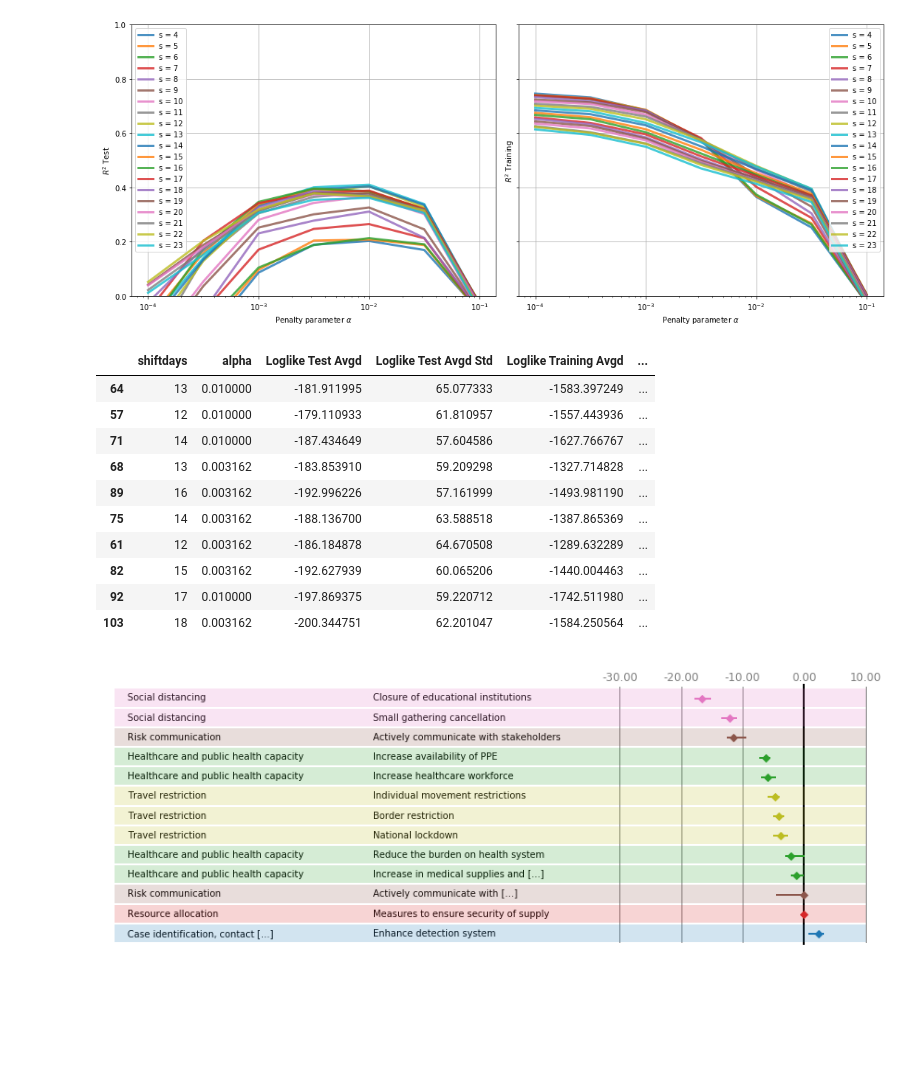
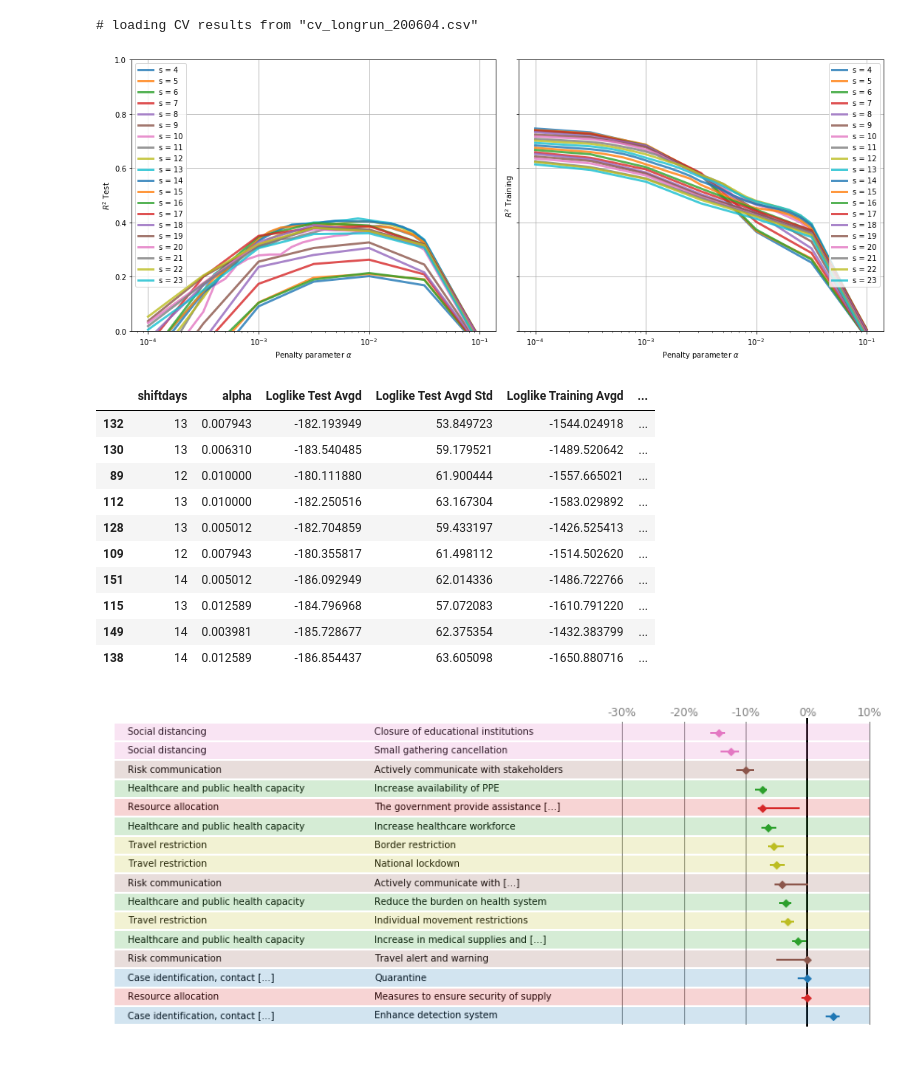
Before and after one commit to lukasgeyrhofer/corona, a Jupyter notebook: Evaluate NPI measure effects.ipynb, the cells around one changed output. Drawn from its saved outputs; the diff is of its cells as text; code cells hidden in the pictures; blank space fills up the shorter version.

```diff
--- a/Evaluate NPI measure effects.ipynb
+++ b/Evaluate NPI measure effects.ipynb
@@ -27,25 +27,31 @@ import crossvalidationclass as cvc; reload(cvc);
 
 np.seterr(divide = 'ignore');
 # %%
-crossval_long = cvc.CrossValidation(ExternalObservationFile = 'COVID19_data_PAPER_VERSION.csv', resolve_US_states = True, FinalDateFromDB = True, FinalDateExtendWithShiftdays = True)
+crossval_long = cvc.CrossValidation(
+                        ExternalObservableFile = 'COVID19_data_PAPER_VERSION.csv',
+                        resolve_US_states = True,
+                        FinalDateFromDB = True,
+                        FinalDateExtendWithShiftdays = True)
-# %%
-crossval_long = pickle.load(open('pickle/cv_rt_longrun_cvc10_200601.pickle','rb'))
+# %%
+crossval_long.LoadCVResults('cv_longrun_200604.csv')
+# %% [output]
+# loading CV results from "cv_longrun_200604.csv"
 # %%
 crossval_long.PlotCVresults()
 # %% [output]
-[figure, old version]
+[figure, new version]
 # %%
 crossval_long.ProcessCVresults().sort_values(by = ['R2 Test Avgd','R2 Test Weighted'], ascending = False).head(10)
 # %% [output]
 |  | shiftdays | alpha | Loglike Test Avgd | Loglike Test Avgd Std | Loglike Training Avgd | ... |
-| 64 | 13 | 0.010000 | -181.911995 | 65.077333 | -1583.397249 | ... |
-| 57 | 12 | 0.010000 | -179.110933 | 61.810957 | -1557.443936 | ... |
-| 71 | 14 | 0.010000 | -187.434649 | 57.604586 | -1627.766767 | ... |
-| 68 | 13 | 0.003162 | -183.853910 | 59.209298 | -1327.714828 | ... |
-| 89 | 16 | 0.003162 | -192.996226 | 57.161999 | -1493.981190 | ... |
-| 75 | 14 | 0.003162 | -188.136700 | 63.588518 | -1387.865369 | ... |
-| 61 | 12 | 0.003162 | -186.184878 | 64.670508 | -1289.632289 | ... |
-| 82 | 15 | 0.003162 | -192.627939 | 60.065206 | -1440.004463 | ... |
-| 92 | 17 | 0.010000 | -197.869375 | 59.220712 | -1742.511980 | ... |
-| 103 | 18 | 0.003162 | -200.344751 | 62.201047 | -1584.250564 | ... |
+| 132 | 13 | 0.007943 | -182.193949 | 53.849723 | -1544.024918 | ... |
+| 130 | 13 | 0.006310 | -183.540485 | 59.179521 | -1489.520642 | ... |
+| 89 | 12 | 0.010000 | -180.111880 | 61.900444 | -1557.665021 | ... |
+| 112 | 13 | 0.010000 | -182.250516 | 63.167304 | -1583.029892 | ... |
+| 128 | 13 | 0.005012 | -182.704859 | 59.433197 | -1426.525413 | ... |
+| 109 | 12 | 0.007943 | -180.355817 | 61.498112 | -1514.502620 | ... |
+| 151 | 14 | 0.005012 | -186.092949 | 62.014336 | -1486.722766 | ... |
+| 115 | 13 | 0.012589 | -184.796968 | 57.072083 | -1610.791220 | ... |
+| 149 | 14 | 0.003981 | -185.728677 | 62.375354 | -1432.383799 | ... |
+| 138 | 14 | 0.012589 | -186.854437 | 63.605098 | -1650.880716 | ... |
 # %%
@@ -55,7 +61,7 @@ crossval_long.ComputeFinalModels(modelparameters=[(13,1e-2)])
 # %%
-crossval_long.PlotMeasureListSorted(drop_zeros=True, figsize = (15,6), rescale = True, entryheight=.7)
+crossval_long.PlotMeasureListSorted(drop_zeros=True, figsize = (15,6), entryheight=.8, rescale = True)
 # %% [output]
-[figure, old version]
+[figure, new version]
 # %%
 crossval_long.PlotCVAlphaSweep(shiftdays = [13], ylim = (-.3,.3))
 # %% [output]
```
Also changed, not shown: parts of 4 cells of this notebook.
